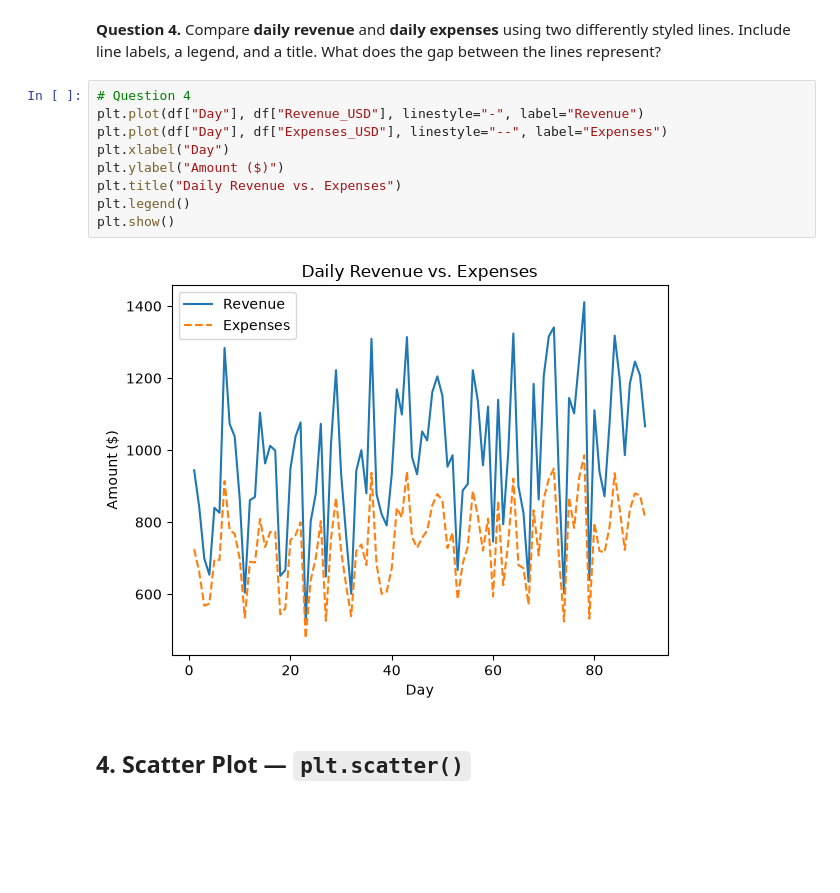
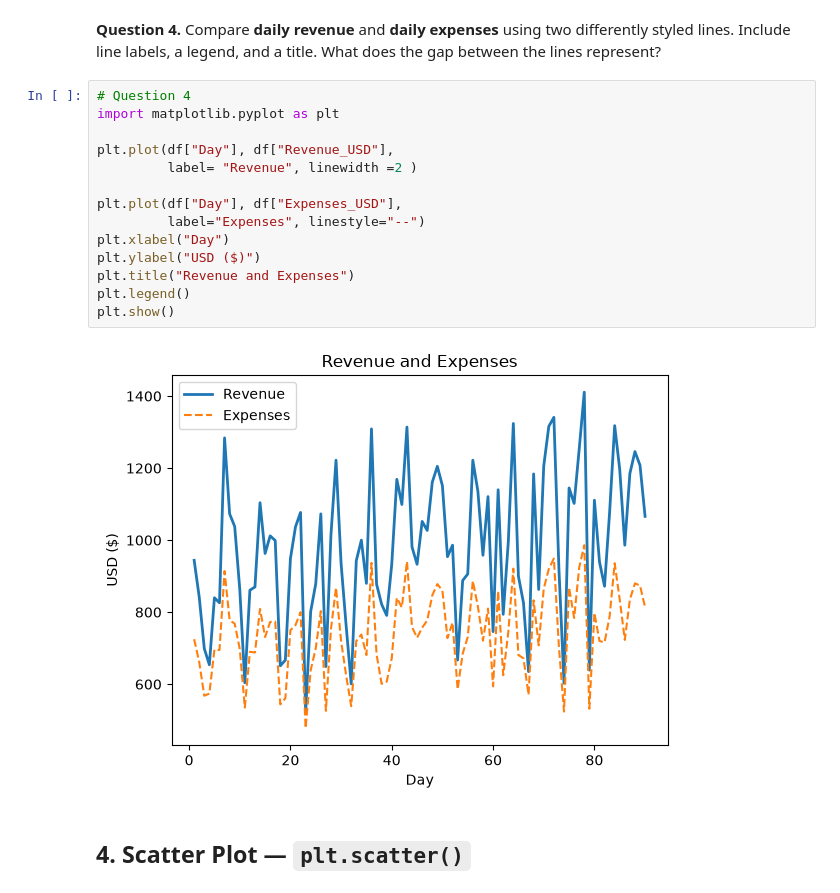
Before and after one commit to ChloeFrisch843/Data_Science_II, a Jupyter notebook: untitled folder/3_matplotlib_practice.ipynb, the cells around one changed output. Cells and saved outputs as stored; diff of their text form; blank space fills up the shorter version.

```diff
--- a/untitled folder/3_matplotlib_practice.ipynb
+++ b/untitled folder/3_matplotlib_practice.ipynb
@@ -211,17 +207,22 @@ plt.show()
 [figure]
 # %% [markdown]
 **Question 4.** Compare **daily revenue** and **daily expenses** using two differently styled lines. Include line labels, a legend, and a title. What does the gap between the lines represent?
-# %%
-# Question 4
-plt.plot(df["Day"], df["Revenue_USD"], linestyle="-", label="Revenue")
-plt.plot(df["Day"], df["Expenses_USD"], linestyle="--", label="Expenses")
-plt.xlabel("Day")
-plt.ylabel("Amount ($)")
-plt.title("Daily Revenue vs. Expenses")
-plt.legend()
-plt.show()
-# %% [output]
-[figure, removed]
+# %%
+# Question 4
+import matplotlib.pyplot as plt
+
+plt.plot(df["Day"], df["Revenue_USD"],
+         label= "Revenue", linewidth =2 )
+
+plt.plot(df["Day"], df["Expenses_USD"],
+         label="Expenses", linestyle="--")
+plt.xlabel("Day")
+plt.ylabel("USD ($)")
+plt.title("Revenue and Expenses")
+plt.legend()
+plt.show()
+# %% [output]
+[figure, added]
 # %% [markdown]
 ## 4. Scatter Plot — `plt.scatter()`
 # %% [markdown]
```
Also changed, not shown: parts of 5 cells of this notebook, 1 other file.
